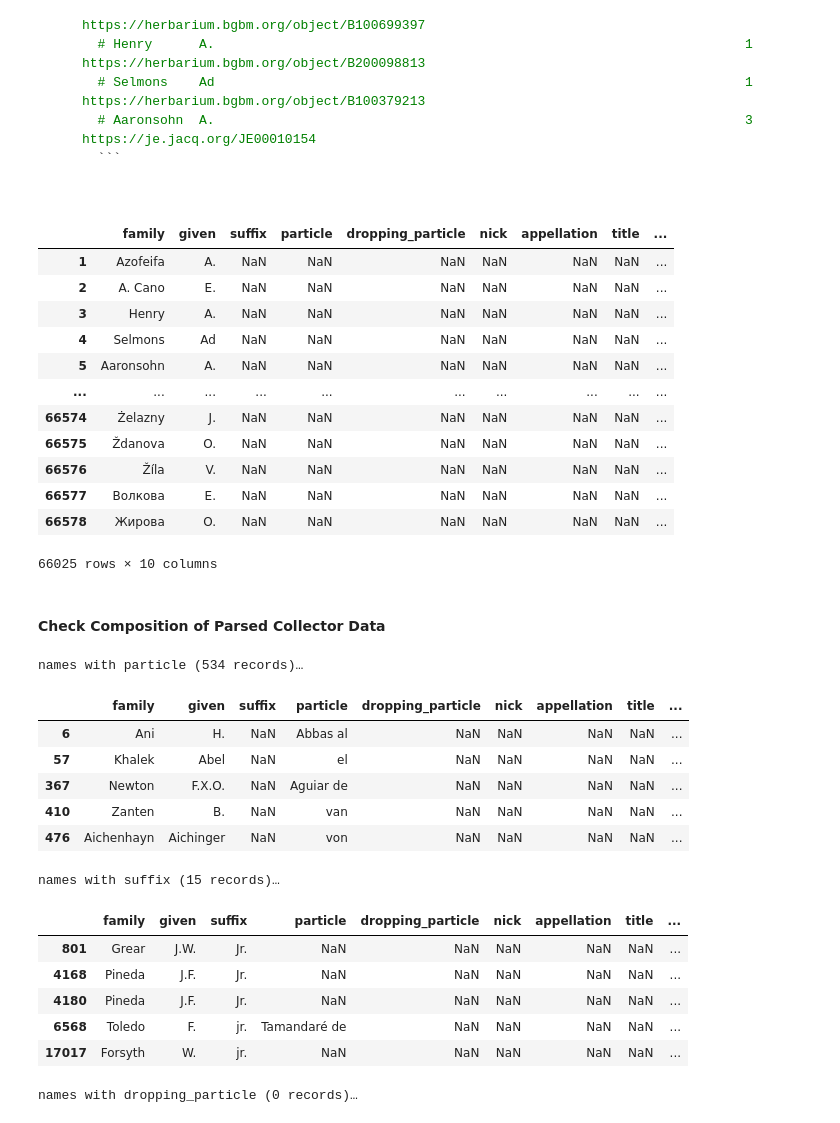
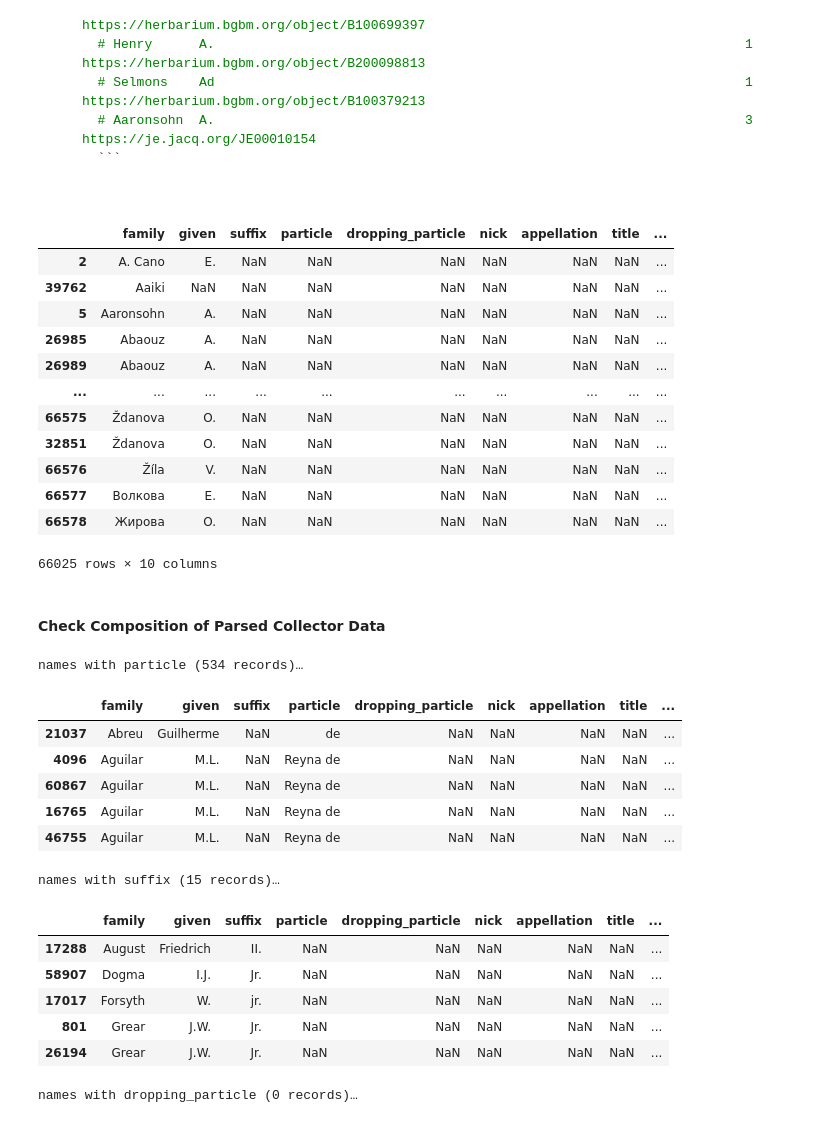
Before and after one commit to infinite-dao/collector-matching, a Jupyter notebook: match_names_BGBM-dwcagent-parsed_vs_WikiData.ipynb, the cells around one changed output. Cells and saved outputs as stored; diff of their text form; code cells hidden in the pictures.

```diff
--- a/match_names_BGBM-dwcagent-parsed_vs_WikiData.ipynb
+++ b/match_names_BGBM-dwcagent-parsed_vs_WikiData.ipynb
@@ -73,21 +79,22 @@ TODO:
 # %%
 # unique names parsed already by ruby gem package: dwcagent
 
 # collectors = pd.read_csv("data/bgbm_collectors_20230510_1429_single-line_parsed_unique_names.tab", sep="\t")
 collectors = pd.read_csv("data/VHde_0195853-230224095556074_BGBM/occurrence_recordedBy_occurrenceIDs_20230524_parsed.tsv", sep="\t")
 
 collectors.dropna(subset=['family'], inplace=True) # remove where family was NA, e.g. from originally «??» aso.
+collectors.sort_values(by=['family', 'given','occurrenceID_first'], inplace=True)
 collectors
 # %% [output]
 |  | family | given | suffix | particle | dropping_particle | nick | appellation | title | ... |
-| 1 | Azofeifa | A. | NaN | NaN | NaN | NaN | NaN | NaN | ... |
 | 2 | A. Cano | E. | NaN | NaN | NaN | NaN | NaN | NaN | ... |
-| 3 | Henry | A. | NaN | NaN | NaN | NaN | NaN | NaN | ... |
-| 4 | Selmons | Ad | NaN | NaN | NaN | NaN | NaN | NaN | ... |
+| 39762 | Aaiki | NaN | NaN | NaN | NaN | NaN | NaN | NaN | ... |
 | 5 | Aaronsohn | A. | NaN | NaN | NaN | NaN | NaN | NaN | ... |
+| 26985 | Abaouz | A. | NaN | NaN | NaN | NaN | NaN | NaN | ... |
+| 26989 | Abaouz | A. | NaN | NaN | NaN | NaN | NaN | NaN | ... |
 | ... | ... | ... | ... | ... | ... | ... | ... | ... | ... |
-| 66574 | Żelazny | J. | NaN | NaN | NaN | NaN | NaN | NaN | ... |
 | 66575 | Ždanova | O. | NaN | NaN | NaN | NaN | NaN | NaN | ... |
+| 32851 | Ždanova | O. | NaN | NaN | NaN | NaN | NaN | NaN | ... |
 | 66576 | Žíla | V. | NaN | NaN | NaN | NaN | NaN | NaN | ... |
 | 66577 | Волкова | Е. | NaN | NaN | NaN | NaN | NaN | NaN | ... |
 | 66578 | Жирова | O. | NaN | NaN | NaN | NaN | NaN | NaN | ... |
@@ -102,11 +109,11 @@ test_collectors.head()
 # %% [output]
 names with particle (534 records)…
 |  | family | given | suffix | particle | dropping_particle | nick | appellation | title | ... |
-| 6 | Ani | H. | NaN | Abbas al | NaN | NaN | NaN | NaN | ... |
-| 57 | Khalek | Abel | NaN | el | NaN | NaN | NaN | NaN | ... |
-| 367 | Newton | F.X.O. | NaN | Aguiar de | NaN | NaN | NaN | NaN | ... |
-| 410 | Zanten | B. | NaN | van | NaN | NaN | NaN | NaN | ... |
-| 476 | Aichenhayn | Aichinger | NaN | von | NaN | NaN | NaN | NaN | ... |
+| 21037 | Abreu | Guilherme | NaN | de | NaN | NaN | NaN | NaN | ... |
+| 4096 | Aguilar | M.L. | NaN | Reyna de | NaN | NaN | NaN | NaN | ... |
+| 60867 | Aguilar | M.L. | NaN | Reyna de | NaN | NaN | NaN | NaN | ... |
+| 16765 | Aguilar | M.L. | NaN | Reyna de | NaN | NaN | NaN | NaN | ... |
+| 46755 | Aguilar | M.L. | NaN | Reyna de | NaN | NaN | NaN | NaN | ... |
 # %%
 # test suffix for NA values
 test_collectors = collectors.loc[(collectors.suffix.isna() == False)]
@@ -115,11 +122,11 @@ test_collectors.head()
 # %% [output]
 names with suffix (15 records)…
 |  | family | given | suffix | particle | dropping_particle | nick | appellation | title | ... |
+| 17288 | August | Friedrich | II. | NaN | NaN | NaN | NaN | NaN | ... |
+| 58907 | Dogma | I.J. | Jr. | NaN | NaN | NaN | NaN | NaN | ... |
+| 17017 | Forsyth | W. | jr. | NaN | NaN | NaN | NaN | NaN | ... |
 | 801 | Grear | J.W. | Jr. | NaN | NaN | NaN | NaN | NaN | ... |
-| 4168 | Pineda | J.F. | Jr. | NaN | NaN | NaN | NaN | NaN | ... |
-| 4180 | Pineda | J.F. | Jr. | NaN | NaN | NaN | NaN | NaN | ... |
-| 6568 | Toledo | F. | jr. | Tamandaré de | NaN | NaN | NaN | NaN | ... |
-| 17017 | Forsyth | W. | jr. | NaN | NaN | NaN | NaN | NaN | ... |
+| 26194 | Grear | J.W. | Jr. | NaN | NaN | NaN | NaN | NaN | ... |
 # %%
 # test dropping_particle for NA values
 test_collectors = collectors.loc[(collectors.dropping_particle.isna() == False)]
```
Also changed, not shown: parts of 19 cells of this notebook, 6 other files.
